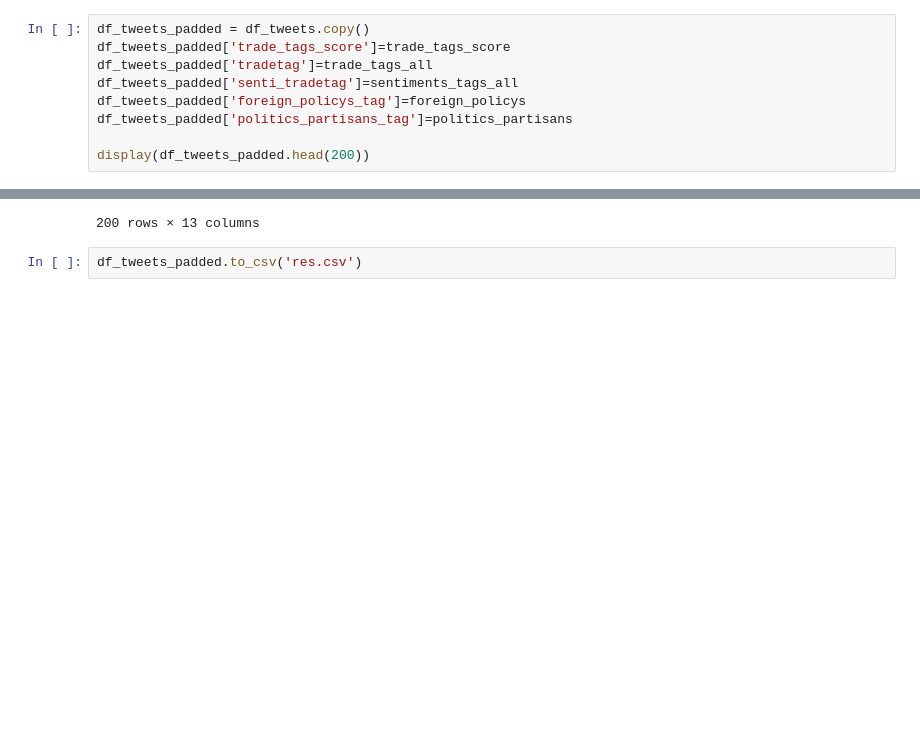
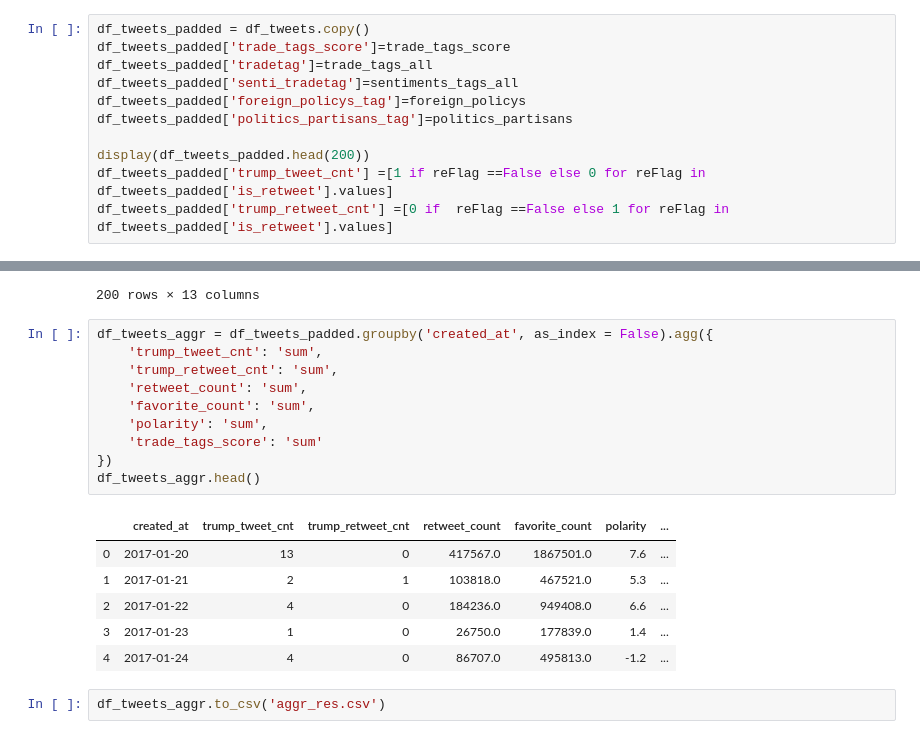
Before and after one commit to harvardfinalproject/finalproject, a Jupyter notebook: TweetSentimentAndCategory.ipynb, the cells around one changed output, grey strips where cells are left out. Drawn from its saved outputs; the diff is of its cells as text; blank space fills up the shorter version.

```diff
--- a/TweetSentimentAndCategory.ipynb
+++ b/TweetSentimentAndCategory.ipynb
@@ -279,6 +279,8 @@ df_tweets_padded['foreign_policys_tag']=foreign_policys
 df_tweets_padded['politics_partisans_tag']=politics_partisans
 
 display(df_tweets_padded.head(200))
+df_tweets_padded['trump_tweet_cnt'] =[1 if reFlag ==False else 0 for reFlag in df_tweets_padded['is_retweet'].values]
+df_tweets_padded['trump_retweet_cnt'] =[0 if  reFlag ==False else 1 for reFlag in df_tweets_padded['is_retweet'].values]
 # %% [output]
 |  | polarity | source | text | created_at | retweet_count | favorite_count | is_retweet | no_punc | ... |
 | id |  |  |  |  |  |  |  |  | ... |
@@ -294,5 +296,22 @@ display(df_tweets_padded.head(200))
 | 8.482049e+17 | -3.3 | Twitter for iPhone | ...use subsidies to buy health pl... | 2017-04-01 | 10001.0 | 51102.0 | False | use subsidies to buy health plans... | ... |
 | 8.485213e+17 | 0.7 | Twitter for iPhone | Talks on Repealing and Replacing ... | 2017-04-02 | 13677.0 | 73325.0 | False | Talks on Repealing and Replacing ... | ... |
 200 rows × 13 columns
+# %%
+df_tweets_aggr = df_tweets_padded.groupby('created_at', as_index = False).agg({
+    'trump_tweet_cnt': 'sum',
+    'trump_retweet_cnt': 'sum',
+    'retweet_count': 'sum',
+    'favorite_count': 'sum',
+    'polarity': 'sum',
+    'trade_tags_score': 'sum'
+})
+df_tweets_aggr.head()
+# %% [output]
+|  | created_at | trump_tweet_cnt | trump_retweet_cnt | retweet_count | favorite_count | polarity | ... |
+| 0 | 2017-01-20 | 13 | 0 | 417567.0 | 1867501.0 | 7.6 | ... |
+| 1 | 2017-01-21 | 2 | 1 | 103818.0 | 467521.0 | 5.3 | ... |
+| 2 | 2017-01-22 | 4 | 0 | 184236.0 | 949408.0 | 6.6 | ... |
+| 3 | 2017-01-23 | 1 | 0 | 26750.0 | 177839.0 | 1.4 | ... |
+| 4 | 2017-01-24 | 4 | 0 | 86707.0 | 495813.0 | -1.2 | ... |
 # %%
-df_tweets_padded.to_csv('res.csv')
+df_tweets_aggr.to_csv('aggr_res.csv')
```
Also changed, not shown: parts of 1 cell of this notebook.
